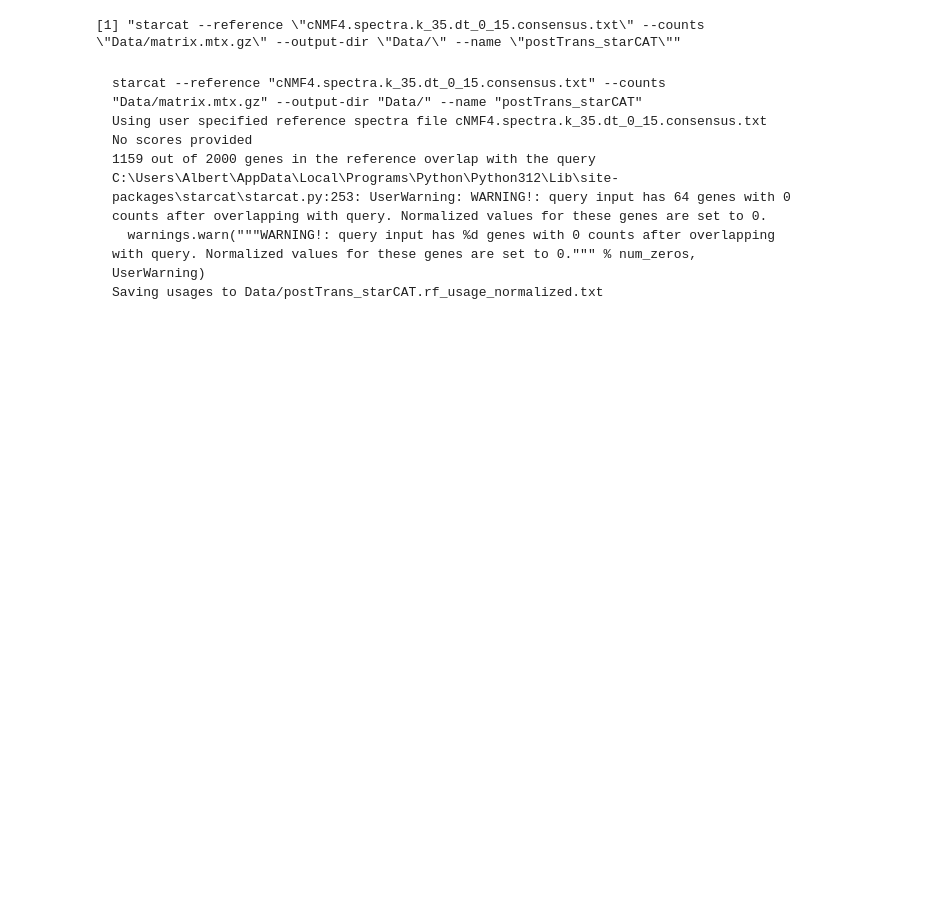
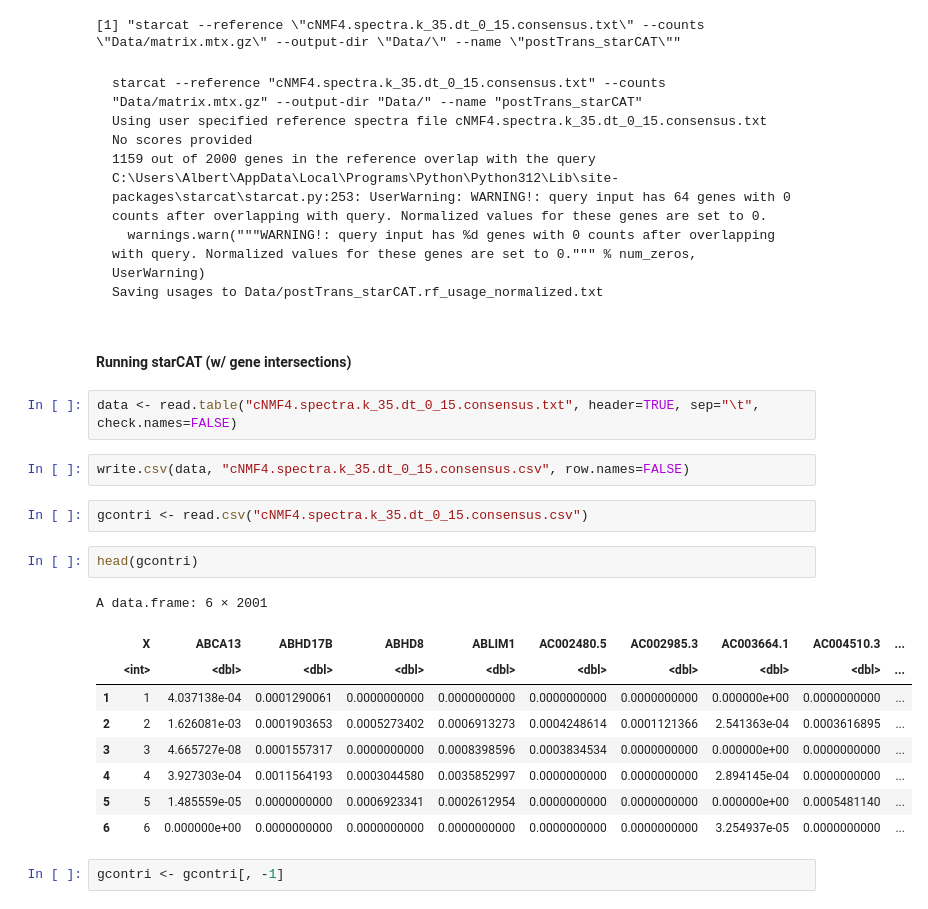
Before and after one commit to Tofulati/postTrans_cd34, a Jupyter notebook: starcat_analysis.ipynb, the cells around one changed output. Cells and saved outputs as stored; diff of their text form; blank space fills up the shorter version.

Commit message:
Convert spectra to csv, run common genes starcat

````diff
--- a/starcat_analysis.ipynb
+++ b/starcat_analysis.ipynb
@@ -241,3 +241,25 @@ C:\Users\Albert\AppData\Local\Programs\Python\Python312\Lib\site-packages\starca
   warnings.warn("""WARNING!: query input has %d genes with 0 counts after overlapping with query. Normalized values for these genes are set to 0.""" % num_zeros, UserWarning)
 Saving usages to Data/postTrans_starCAT.rf_usage_normalized.txt
 ```
+# %% [markdown]
+#### Running starCAT (w/ gene intersections)
+# %%
+data <- read.table("cNMF4.spectra.k_35.dt_0_15.consensus.txt", header=TRUE, sep="\t", check.names=FALSE)
+# %%
+write.csv(data, "cNMF4.spectra.k_35.dt_0_15.consensus.csv", row.names=FALSE)
+# %%
+gcontri <- read.csv("cNMF4.spectra.k_35.dt_0_15.consensus.csv")
+# %%
+head(gcontri)
+# %% [output]
+A data.frame: 6 × 2001
+|  | X | ABCA13 | ABHD17B | ABHD8 | ABLIM1 | AC002480.5 | AC002985.3 | AC003664.1 | AC004510.3 | ... |
+|  | <int> | <dbl> | <dbl> | <dbl> | <dbl> | <dbl> | <dbl> | <dbl> | <dbl> | ... |
+| 1 | 1 | 4.037138e-04 | 0.0001290061 | 0.0000000000 | 0.0000000000 | 0.0000000000 | 0.0000000000 | 0.000000e+00 | 0.0000000000 | ... |
+| 2 | 2 | 1.626081e-03 | 0.0001903653 | 0.0005273402 | 0.0006913273 | 0.0004248614 | 0.0001121366 | 2.541363e-04 | 0.0003616895 | ... |
+| 3 | 3 | 4.665727e-08 | 0.0001557317 | 0.0000000000 | 0.0008398596 | 0.0003834534 | 0.0000000000 | 0.000000e+00 | 0.0000000000 | ... |
+| 4 | 4 | 3.927303e-04 | 0.0011564193 | 0.0003044580 | 0.0035852997 | 0.0000000000 | 0.0000000000 | 2.894145e-04 | 0.0000000000 | ... |
+| 5 | 5 | 1.485559e-05 | 0.0000000000 | 0.0006923341 | 0.0002612954 | 0.0000000000 | 0.0000000000 | 0.000000e+00 | 0.0005481140 | ... |
+| 6 | 6 | 0.000000e+00 | 0.0000000000 | 0.0000000000 | 0.0000000000 | 0.0000000000 | 0.0000000000 | 3.254937e-05 | 0.0000000000 | ... |
+# %%
+gcontri <- gcontri[, -1]
````
Also changed, not shown: parts of 20 cells of this notebook, 2 other files.
